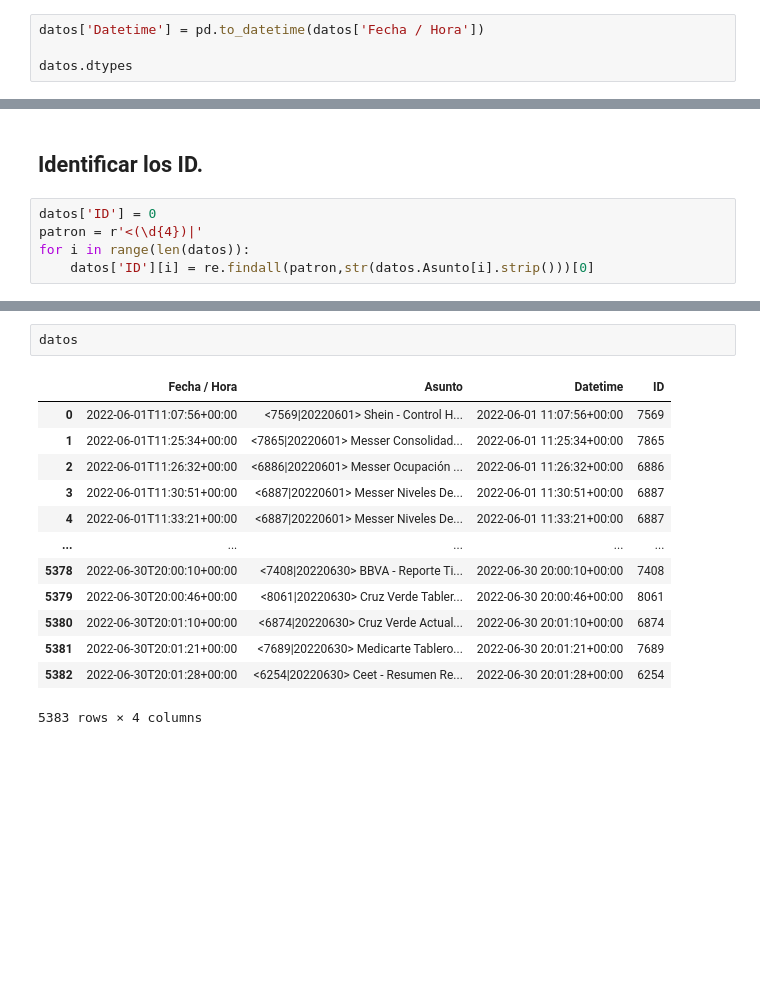
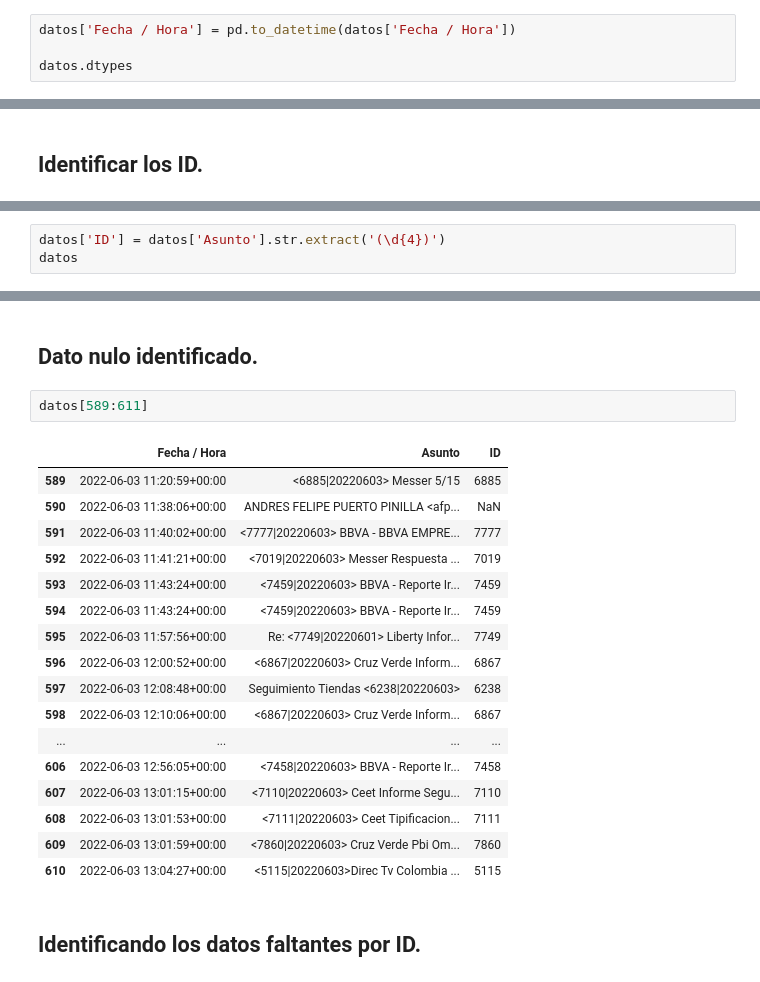
Before and after one commit to HonorioConHache/Dataejercicio_1, a Jupyter notebook: index.ipynb, the cells around one changed output, grey strips where cells are left out. Drawn from its saved outputs; the diff is of its cells as text; blank space fills up the shorter version.

```diff
--- a/index.ipynb
+++ b/index.ipynb
@@ -60,7 +60,7 @@ Asunto = 0.0
 # %% [markdown]
 ## Convertir columna tipo object a datetime64 en una nueva columna.
 # %%
-datos['Datetime'] = pd.to_datetime(datos['Fecha / Hora'])
+datos['Fecha / Hora'] = pd.to_datetime(datos['Fecha / Hora'])
 
 datos.dtypes
 # %% [output]
@@ -85,7 +84,2 @@ datos.head(10)
 # %% [markdown]
 ## Identificar los ID.
-# %%
-datos['ID'] = 0
-patron = r'<(\d{4})|'
-for i in range(len(datos)):
-    datos['ID'][i] = re.findall(patron,str(datos.Asunto[i].strip()))[0]
@@ -100,0 +86,3 @@ See the caveats in the documentation: https://pandas.pydata.org/pandas-docs/stab
+# %%
+datos['ID'] = datos['Asunto'].str.extract('(\d{4})')
+datos
@@ -101,16 +103,24 @@ See the caveats in the documentation: https://pandas.pydata.org/pandas-docs/stab
+# %% [markdown]
+## Dato nulo identificado.
 # %%
-datos
+datos[589:611]
 # %% [output]
-|  | Fecha / Hora | Asunto | Datetime | ID |
-| 0 | 2022-06-01T11:07:56+00:00 | <7569|20220601> Shein - Control H... | 2022-06-01 11:07:56+00:00 | 7569 |
-| 1 | 2022-06-01T11:25:34+00:00 | <7865|20220601> Messer Consolidad... | 2022-06-01 11:25:34+00:00 | 7865 |
-| 2 | 2022-06-01T11:26:32+00:00 | <6886|20220601> Messer Ocupación ... | 2022-06-01 11:26:32+00:00 | 6886 |
-| 3 | 2022-06-01T11:30:51+00:00 | <6887|20220601> Messer Niveles De... | 2022-06-01 11:30:51+00:00 | 6887 |
-| 4 | 2022-06-01T11:33:21+00:00 | <6887|20220601> Messer Niveles De... | 2022-06-01 11:33:21+00:00 | 6887 |
-| ... | ... | ... | ... | ... |
-| 5378 | 2022-06-30T20:00:10+00:00 | <7408|20220630> BBVA - Reporte Ti... | 2022-06-30 20:00:10+00:00 | 7408 |
-| 5379 | 2022-06-30T20:00:46+00:00 | <8061|20220630> Cruz Verde Tabler... | 2022-06-30 20:00:46+00:00 | 8061 |
-| 5380 | 2022-06-30T20:01:10+00:00 | <6874|20220630> Cruz Verde Actual... | 2022-06-30 20:01:10+00:00 | 6874 |
-| 5381 | 2022-06-30T20:01:21+00:00 | <7689|20220630> Medicarte Tablero... | 2022-06-30 20:01:21+00:00 | 7689 |
-| 5382 | 2022-06-30T20:01:28+00:00 | <6254|20220630> Ceet - Resumen Re... | 2022-06-30 20:01:28+00:00 | 6254 |
+|  | Fecha / Hora | Asunto | ID |
+| 589 | 2022-06-03 11:20:59+00:00 | <6885|20220603> Messer 5/15 | 6885 |
+| 590 | 2022-06-03 11:38:06+00:00 | ANDRES FELIPE PUERTO PINILLA <afp... | NaN |
+| 591 | 2022-06-03 11:40:02+00:00 | <7777|20220603> BBVA - BBVA EMPRE... | 7777 |
+| 592 | 2022-06-03 11:41:21+00:00 | <7019|20220603> Messer Respuesta ... | 7019 |
+| 593 | 2022-06-03 11:43:24+00:00 | <7459|20220603> BBVA - Reporte Ir... | 7459 |
+| 594 | 2022-06-03 11:43:24+00:00 | <7459|20220603> BBVA - Reporte Ir... | 7459 |
+| 595 | 2022-06-03 11:57:56+00:00 | Re: <7749|20220601> Liberty Infor... | 7749 |
+| 596 | 2022-06-03 12:00:52+00:00 | <6867|20220603> Cruz Verde Inform... | 6867 |
+| 597 | 2022-06-03 12:08:48+00:00 | Seguimiento Tiendas <6238|20220603> | 6238 |
+| 598 | 2022-06-03 12:10:06+00:00 | <6867|20220603> Cruz Verde Inform... | 6867 |
+| ... | ... | ... | ... |
+| 606 | 2022-06-03 12:56:05+00:00 | <7458|20220603> BBVA - Reporte Ir... | 7458 |
+| 607 | 2022-06-03 13:01:15+00:00 | <7110|20220603> Ceet Informe Segu... | 7110 |
+| 608 | 2022-06-03 13:01:53+00:00 | <7111|20220603> Ceet Tipificacion... | 7111 |
+| 609 | 2022-06-03 13:01:59+00:00 | <7860|20220603> Cruz Verde Pbi Om... | 7860 |
+| 610 | 2022-06-03 13:04:27+00:00 | <5115|20220603>Direc Tv Colombia ... | 5115 |
-5383 rows × 4 columns
+# %% [markdown]
+## Identificando los datos faltantes por ID.
```
Also changed, not shown: parts of 13 cells of this notebook.
